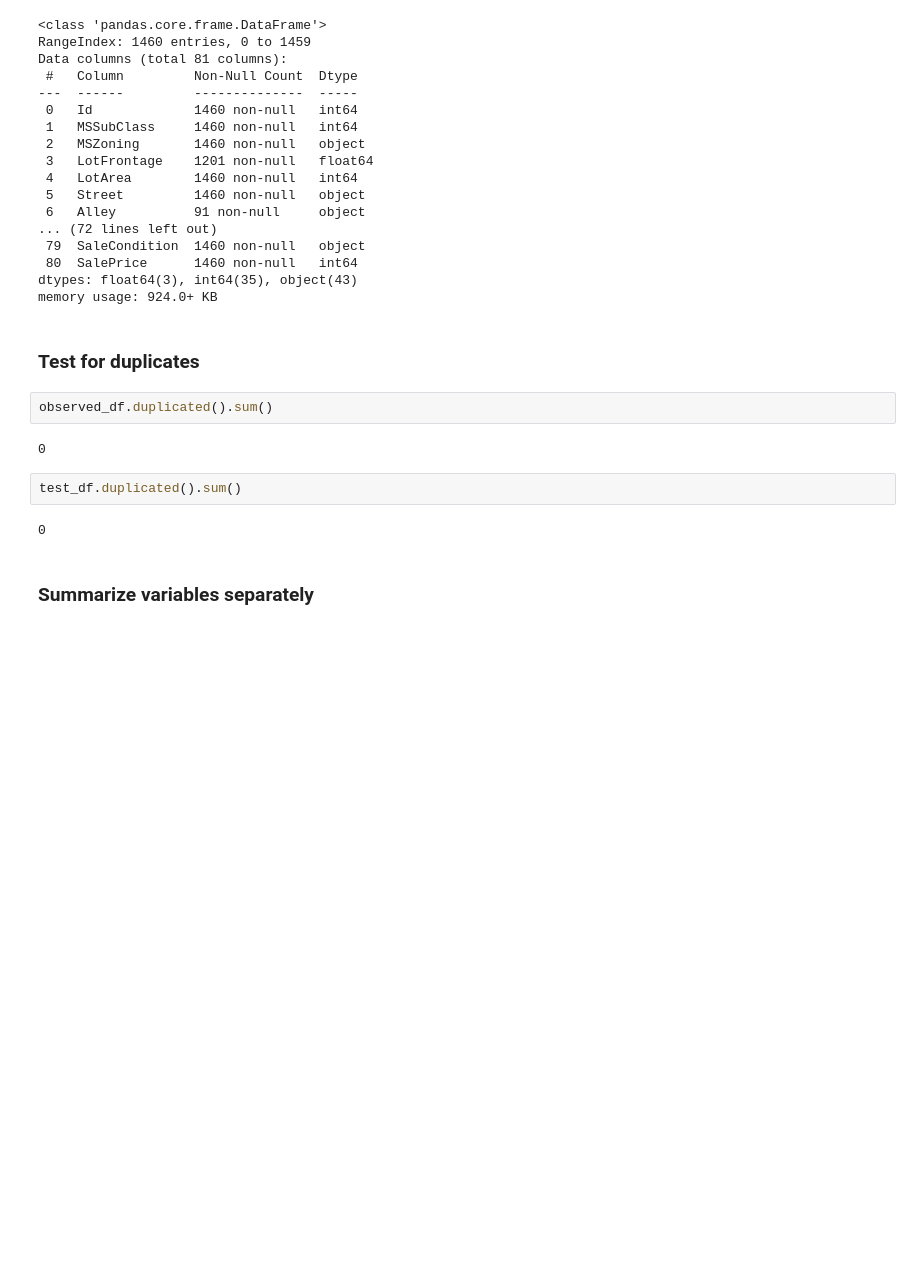
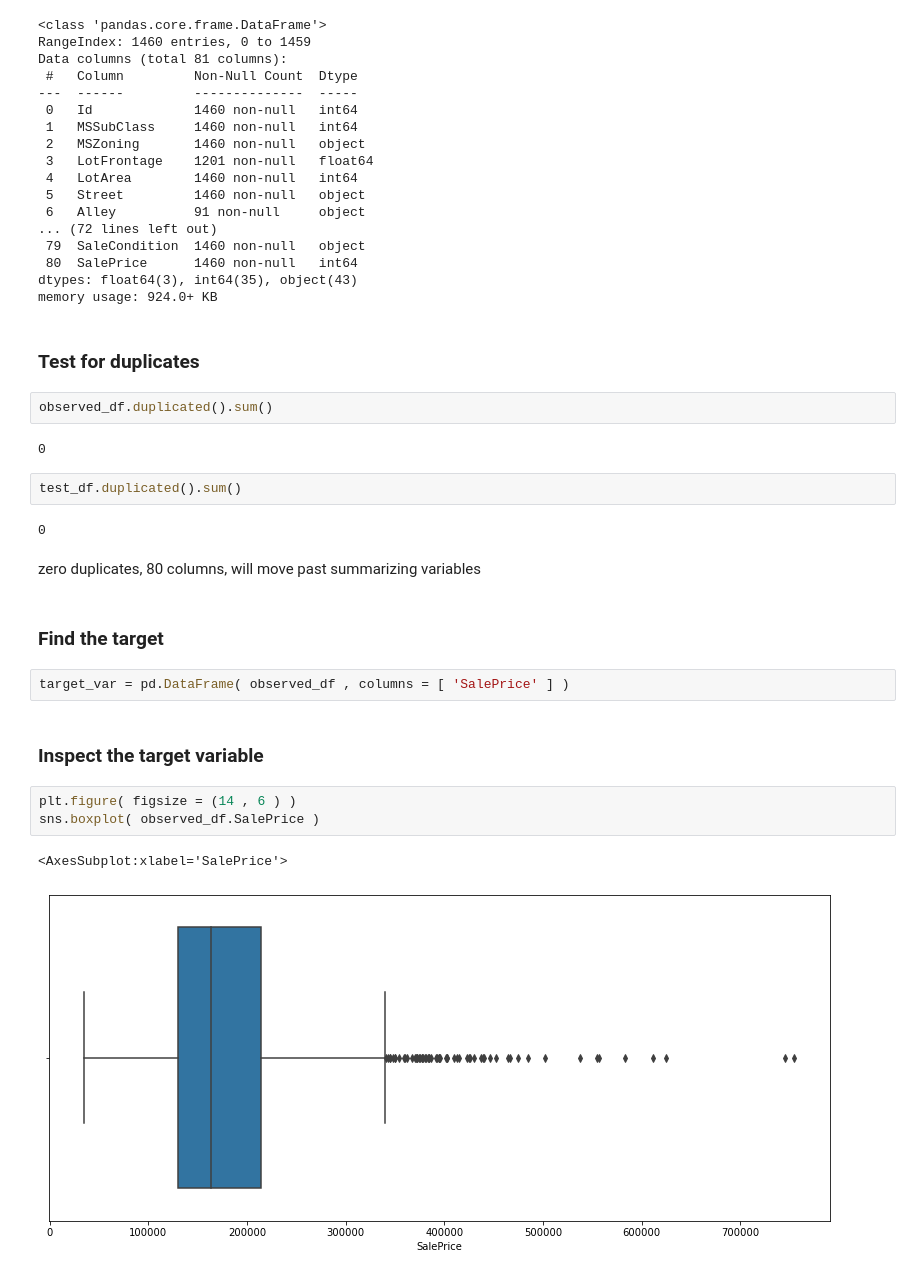
Before and after one commit to skylerbullard/House-Prices-Portfolio, a Jupyter notebook: 01_DataPrep.ipynb, the cells around one changed output. Cells and saved outputs as stored; diff of their text form; blank space fills up the shorter version.

Commit message:
target variable
find target, visualize target

```diff
--- a/01_DataPrep.ipynb
+++ b/01_DataPrep.ipynb
@@ -92,5 +93,17 @@ observed_df.duplicated().sum()
 test_df.duplicated().sum()
 # %% [output]
 0
-# %% [markdown]
-### Summarize variables separately
+# %% [markdown]
+zero duplicates, 80 columns, will move past summarizing variables
+# %% [markdown]
+### Find the target
+# %%
+target_var = pd.DataFrame( observed_df , columns = [ 'SalePrice' ] )
+# %% [markdown]
+### Inspect the target variable
+# %%
+plt.figure( figsize = (14 , 6 ) )
+sns.boxplot( observed_df.SalePrice )
+# %% [output]
+<AxesSubplot:xlabel='SalePrice'>
+[figure, added]
```
Also changed, not shown: parts of 2 cells of this notebook.
